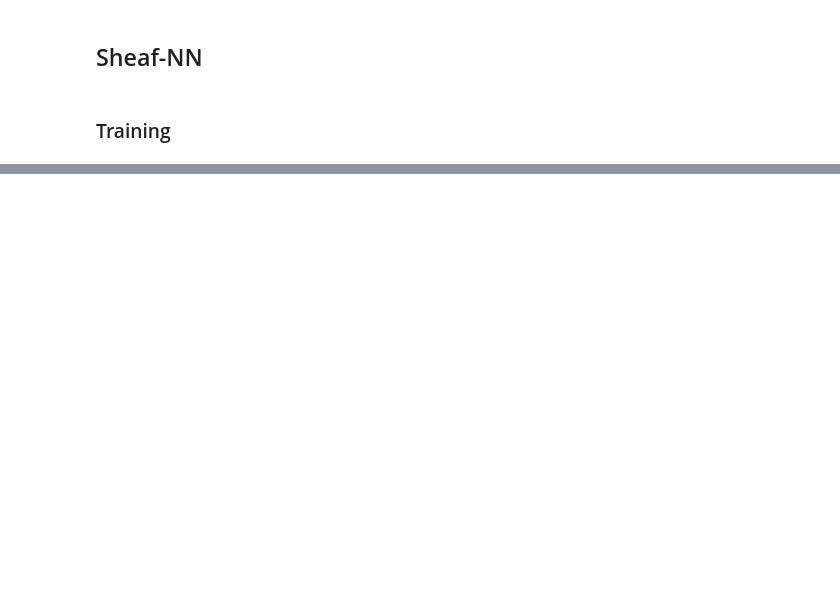
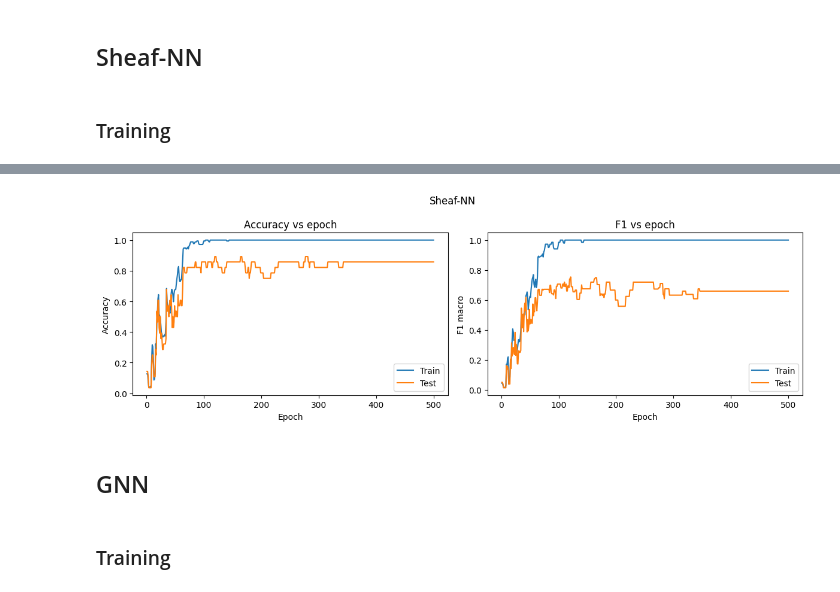
Before and after one commit to javiprietod/Sheaf-NN, a Jupyter notebook: notebooks/comparative.ipynb, the cells around one changed output, grey strips where cells are left out. Cells and saved outputs as stored; diff of their text form; code cells hidden in the pictures; blank space fills up the shorter version.

Commit message:
Comparative plots

```diff
--- a/notebooks/comparative.ipynb
+++ b/notebooks/comparative.ipynb
@@ -24,4 +27,7 @@ SPLIT = [0.7, 0.1, 0.2]  # Train, Val, Test split ratios
 # %%
+torch.manual_seed(42)
 data: Data
-data, train_mask, val_mask, test_mask, num_classes, class_weights = load_data(DATASET_NAME, SPLIT)
+data, train_mask, val_mask, test_mask, num_classes, class_weights = load_data(
+    DATASET_NAME, SPLIT
+)
 # %% [output]
@@ -36,12 +42,12 @@ torch.manual_seed(42)
 # Modelo CSNN
 model = CSNN(
     in_dim=data.x.size(-1),
-    hidden_dim=64,           # prueba también 64
+    hidden_dim=64,  # prueba también 64
     out_dim=num_classes,
     num_nodes=data.num_nodes,
     edge_index=data.edge_index,
-    num_layers=2,            # el paper suele usar bastantes capas
-    dropout=0.5,
+    num_layers=2,  # el paper suele usar bastantes capas
+    dropout=0.6,
 ).to(device)
 # %% [markdown]
 ### Training
@@ -53,10 +59,6 @@ optimizer = torch.optim.Adam(
 )
 criterion = nn.CrossEntropyLoss(weight=class_weights)
 lr_scheduler = ReduceLROnPlateau(
-    optimizer,
-    mode='max',
-    factor=0.5,
-    patience=100,
-    min_lr=1e-5
+    optimizer, mode="max", factor=0.5, patience=100, min_lr=1e-5
 )
 # %%
@@ -135,0 +162,32 @@ test pred distribution: tensor([0.2250, 0.0000, 0.0750, 0.5250, 0.1750])
+# %%
+# Gráficas: accuracy y F1 vs epochs para train y test
+epochs = range(1, max_epochs + 1)
+
+fig, axes = plt.subplots(1, 2, figsize=(12, 4))
+fig.suptitle("Sheaf-NN")
+
+# Accuracy
+axes[0].plot(epochs, train_acc_hist, label="Train")
+axes[0].plot(epochs, test_acc_hist, label="Test")
+axes[0].set_xlabel("Epoch")
+axes[0].set_ylabel("Accuracy")
+axes[0].set_title("Accuracy vs epoch")
+axes[0].legend()
+
+# F1 macro
+axes[1].plot(epochs, train_f1_hist, label="Train")
+axes[1].plot(epochs, test_f1_hist, label="Test")
+axes[1].set_xlabel("Epoch")
+axes[1].set_ylabel("F1 macro")
+axes[1].set_title("F1 vs epoch")
+axes[1].legend()
+
+plt.tight_layout()
+plt.show()
+
+# Save figure
+fig.savefig(f"../images/comparative_sheaf_{DATASET_NAME}.png", dpi=300)
+# %% [output]
+[figure, added]
+# %% [markdown]
+## GNN
@@ -135,0 +202,2 @@ test pred distribution: tensor([0.2250, 0.0000, 0.0750, 0.5250, 0.1750])
+# %% [markdown]
+### Training
```
Also changed, not shown: parts of 9 cells of this notebook, 6 other files.
